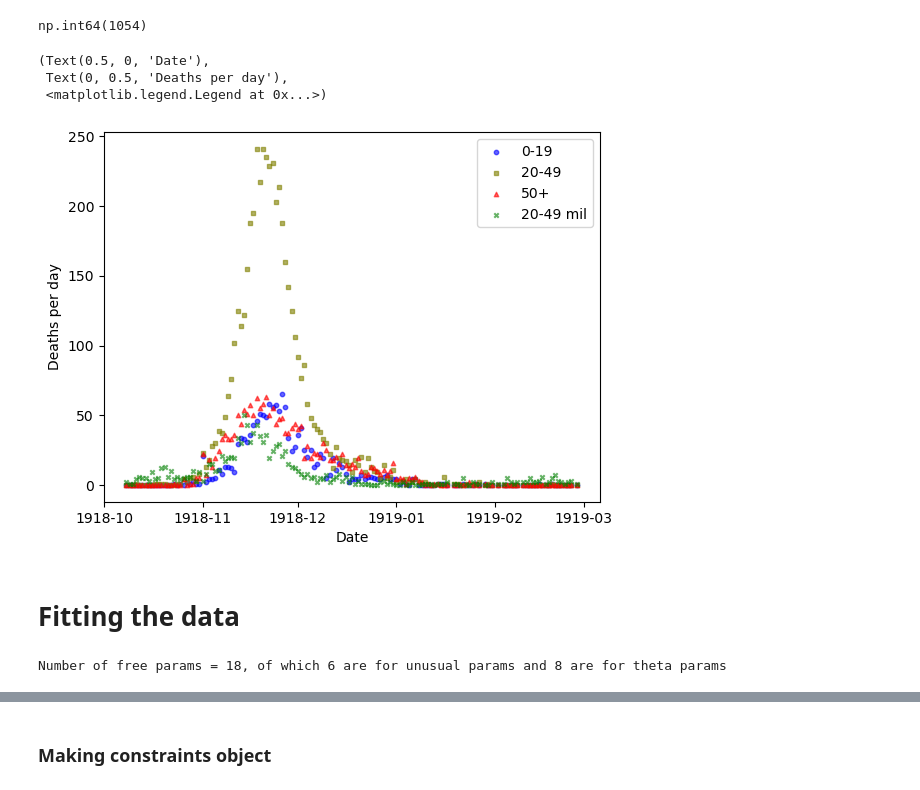
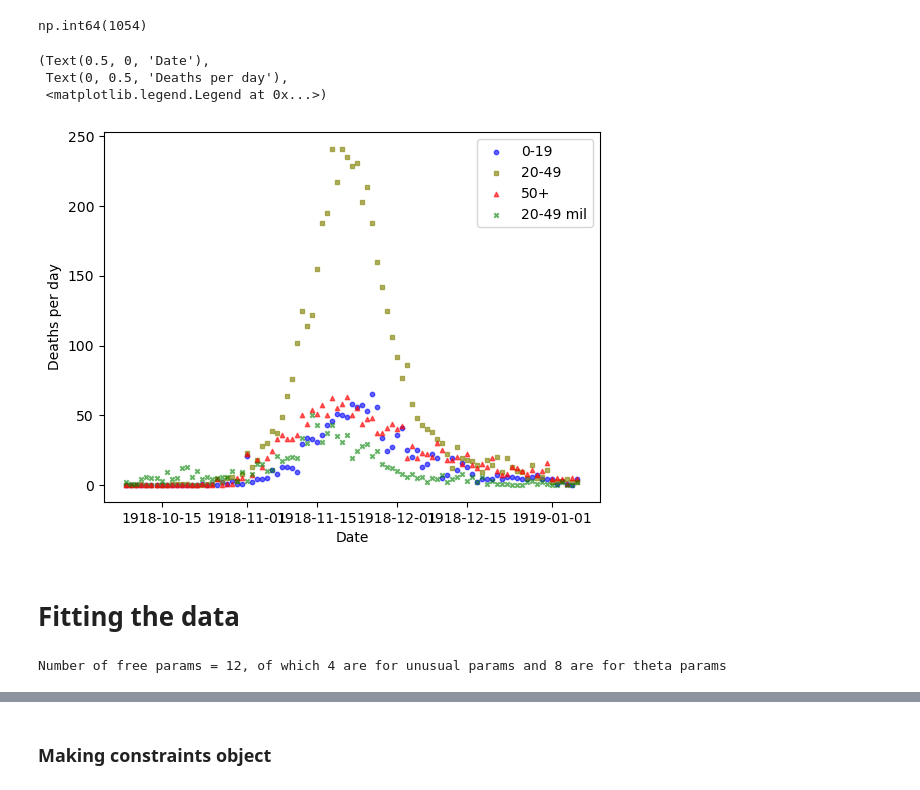
Before and after one commit to gavdoubleu/SEIRD_model, a Jupyter notebook: SEIRD model NZ mil and age.ipynb, the cells around one changed output, grey strips where cells are left out. Cells and saved outputs as stored; diff of their text form; code cells hidden in the pictures.

```diff
--- a/SEIRD model NZ mil and age.ipynb
+++ b/SEIRD model NZ mil and age.ipynb
@@ -105,28 +105,34 @@ np.int64(1054)
 # %%
 y_young = NZ_death_data.sort_values('date_death')['0-19 military'] + NZ_death_data.sort_values('date_death')['0-19 civilian']
 y_mid   = NZ_death_data.sort_values('date_death')['20-49 civilian']
 y_old   = NZ_death_data.sort_values('date_death')['50+ military'] + NZ_death_data.sort_values('date_death')['50+ civilian']
 y_mil   = NZ_death_data.sort_values('date_death')['20-49 military']
 
+# Cut them all shorter
+final_day_index = 91
+y_young = y_young[:final_day_index]
+y_mid = y_mid[:final_day_index]
+y_old = y_old[:final_day_index]
+y_mil = y_mil[:final_day_index]
 y_data = np.array([y_young, y_mid, y_old, y_mil])
 
 sigma_data = np.maximum(np.ones(y_data.shape),np.sqrt(y_data))
 
-xplot = pd.to_datetime(NZ_death_data.sort_values('date_death').loc[:,'date_death'])
+xplot = pd.to_datetime(NZ_death_data.sort_values('date_death').loc[:,'date_death'])[:final_day_index]
 dummy = xplot
 dummymin = min(xplot)
 x_data = dummy.apply(lambda l: l - dummymin).dt.days
 
 plt.scatter(xplot, y_young, color='blue', marker='o', label='0-19', alpha=.6, s=10)
 plt.scatter(xplot, y_mid, color='olive', marker='s', label='20-49', alpha=.6, s=10)
 plt.scatter(xplot, y_old, color='red', marker='^', label='50+', alpha=.6, s=10)
 plt.scatter(xplot, y_mil, color='green', marker='x', label='20-49 mil', alpha=.6, s=10)
 plt.xlabel('Date'), plt.ylabel('Deaths per day'), plt.legend()
 # %% [output]
 (Text(0.5, 0, 'Date'),
  Text(0, 0.5, 'Deaths per day'),
  <matplotlib.legend.Legend at 0x...>)
-[figure, old version]
+[figure, new version]
 # %% [markdown]
 # Fitting the data
 # %%
@@ -277,14 +296,14 @@ my_model_handler = ModelHandler(my_model, # SEIRD_model object
 # %%
 N_theta_params = (theta_matrix_0.shape[0]-1) * theta_matrix_0.shape[1]
 
-lower_bounds = [-35, 0.2, 0.2, 0.2, 0.1, 0.001]+[0.0 for i in range(N_theta_params)]+[0.0 for i in range(theta_matrix_0.shape[1])]
-upper_bounds = [ 20, 3.5, 2.5, 1.5, 1.5, 0.100]+[1.0 for i in range(N_theta_params)]+[1.0 for i in range(theta_matrix_0.shape[1])]
+lower_bounds = [-35, 0.2, 0.1, 0.1]+[0.0 for i in range(N_theta_params)]+[0.0 for i in range(theta_matrix_0.shape[1])]
+upper_bounds = [ 20, 3.5, 2.4, 5.0]+[1.0 for i in range(N_theta_params)]+[1.0 for i in range(theta_matrix_0.shape[1])]
 
 bounds = [(lower_bounds[i],upper_bounds[i]) for i in range(len(lower_bounds))]
 N_other_params = len(lower_bounds) - N_theta_params - theta_matrix_0.shape[1]
-print('Number of free params = {}, of which {} are for unusual params and {} are for theta params'.format(len(lower_bounds), N_other_params, N_theta_params))
+print('Number of free params = {}, of which {} are for unusual params and {} are for theta params'.format(N_other_params+N_theta_params, N_other_params, N_theta_params))
 # %% [output]
-Number of free params = 18, of which 6 are for unusual params and 8 are for theta params
+Number of free params = 12, of which 4 are for unusual params and 8 are for theta params
 # %%
 my_fit = SEIRD_fitting.DeathFitter(x_data,
                                    y_data,
```
Also changed, not shown: parts of 23 cells of this notebook, 32 other files.
